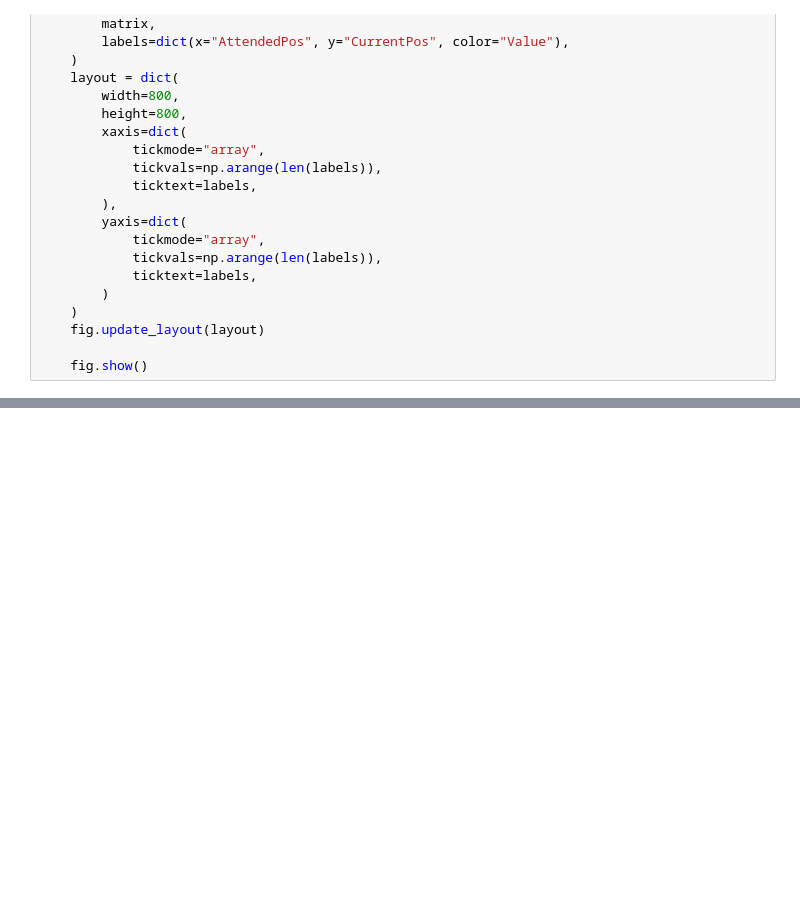
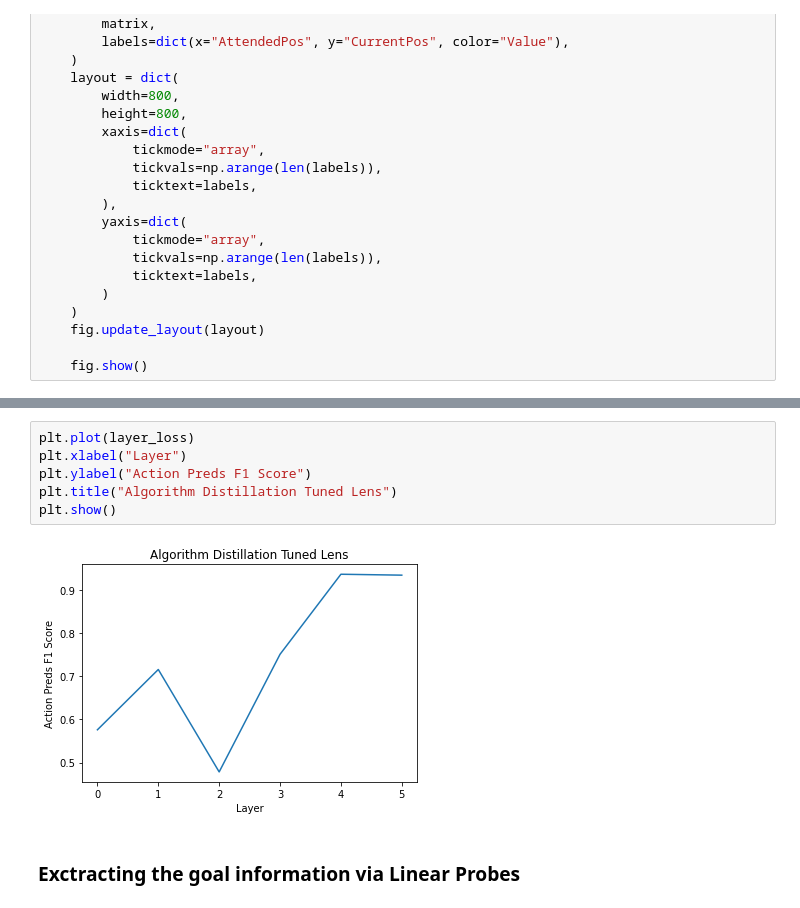
Before and after one commit to ADInterpretabilityTeam/AlgorithmDistillationInterpretability, a Jupyter notebook: experiments.ipynb, the cells around one changed output, grey strips where cells are left out. Drawn from its saved outputs; the diff is of its cells as text; blank space fills up the shorter version.

```diff
--- a/experiments.ipynb
+++ b/experiments.ipynb
@@ -357,0 +499,10 @@ display_head(cache, labels, 2, 0, 3)
+# %%
+plt.plot(layer_loss)
+plt.xlabel("Layer")
+plt.ylabel("Action Preds F1 Score")
+plt.title("Algorithm Distillation Tuned Lens")
+plt.show()
+# %% [output]
+[figure, added]
+# %% [markdown]
+### Exctracting the goal information via Linear Probes
```
Also changed, not shown: parts of 23 cells of this notebook.
